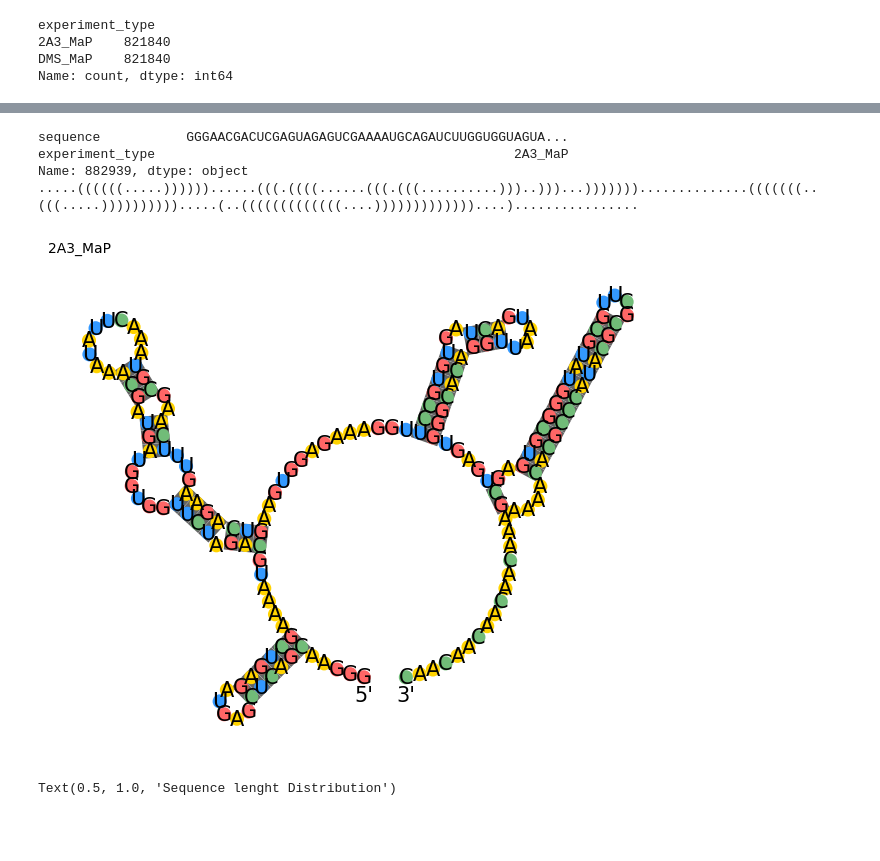
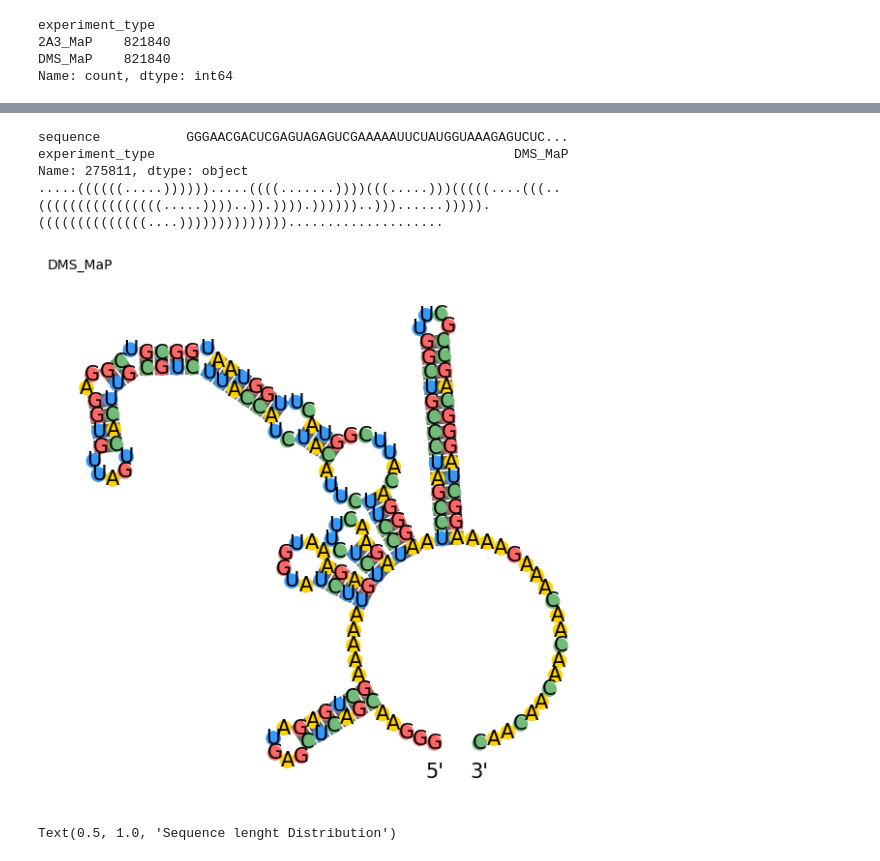
Before and after one commit to SmogJ/Kaggle-Competition----Stanford-Ribonanza-RNA-Folding, a Jupyter notebook: 1st-ribo-note.ipynb, the cells around one changed output, grey strips where cells are left out. Drawn from its saved outputs; the diff is of its cells as text; code cells hidden in the pictures; blank space fills up the shorter version.

```diff
--- a/1st-ribo-note.ipynb
+++ b/1st-ribo-note.ipynb
@@ -242,17 +143,18 @@ experiment_type
 DMS_MaP    821840
 Name: count, dtype: int64
 # %%
-# Visualizing RNA  sequence for DMS MaP
-dms_map= opt_train[opt_train.experiment_type == "DMS_MaP"]
-seq_index= random.randint(0,len(dms_map.sequence))
+def rna_viz(data, experiment, package):
+    # Visualizing RNA  sequence base on experiment
+    exp_type= data[data.experiment_type == experiment]
+    seq_index= random.randint(0,len(exp_type.sequence))
 
-seq_dms = opt_train[opt_train["experiment_type"] == "DMS_MaP"].iloc[seq_index, 1:3]
-print(seq_dms)
+    seq_exp = opt_train[data["experiment_type"] == experiment].iloc[seq_index, 1:3]
+    print(seq_exp)
 
-structure = mfe(seq_dms.sequence,package="eternafold")
-print(structure)
+    structure = mfe(seq_exp.sequence,package=package)
+    print(structure)
 
-fig, axs = plt.subplots(1,1,  figsize=(8,7))
-draw_struct(seq_dms.sequence, structure, ax=axs)
-axs.set_title(seq_dms.experiment_type, loc='left', fontsize='medium')
-plt.show()
+    fig, axs = plt.subplots(1,1,  figsize=(8,7))
+    draw_struct(seq_exp.sequence, structure, ax=axs)
+    axs.set_title(seq_exp.experiment_type, loc='left', fontsize='medium')
+    plt.show()
@@ -265,24 +161,12 @@ Name: 391982, dtype: object
-# %%
-# Visualizing RNA  sequence for 2A3 MaP
-map_2a3= opt_train[opt_train.experiment_type == "2A3_MaP"]
-seq_index= random.randint(0,len(map_2a3.sequence))
-
-seq_2a3 = opt_train[opt_train["experiment_type"] == "2A3_MaP"].iloc[seq_index, 1:3]
-print(seq_2a3)
-
-structure = mfe(seq_2a3.sequence,package="eternafold")
-print(structure)
-
-fig, axs = plt.subplots(1,1,  figsize=(8,7))
-draw_struct(seq_2a3.sequence, structure, ax=axs)
-axs.set_title(seq_2a3.experiment_type, loc='left', fontsize='medium')
-plt.show()
-# %% [output]
-sequence           GGGAACGACUCGAGUAGAGUCGAAAAUGCAGAUCUUGGUGGUAGUA...
-experiment_type                                              2A3_MaP
-Name: 882939, dtype: object
-.....((((((.....))))))......(((.((((......(((.(((..........)))..)))...)))))))..............(((((((..(((.....)))))))))).....(..(((((((((((((....)))))))))))))....)................
-[figure, removed]
+# %%
+# Visualizing RNA  sequence for DMS MaP
+rna_viz(opt_train, "DMS_MaP",  "eternafold")
+# %% [output]
+sequence           GGGAACGACUCGAGUAGAGUCGAAAAAUUCUAUGGUAAAGAGUCUC...
+experiment_type                                              DMS_MaP
+Name: 275811, dtype: object
+.....((((((.....)))))).....((((.......))))(((.....)))(((((....(((..((((((((((((((((.....))))..)).)))).))))))..)))......))))).((((((((((((((....))))))))))))))....................
+[figure, added]
 # %%
 seq_len= opt_train.sequence.apply(len)
 seq_len = seq_len.value_counts()
```
Also changed, not shown: parts of 34 cells of this notebook.
